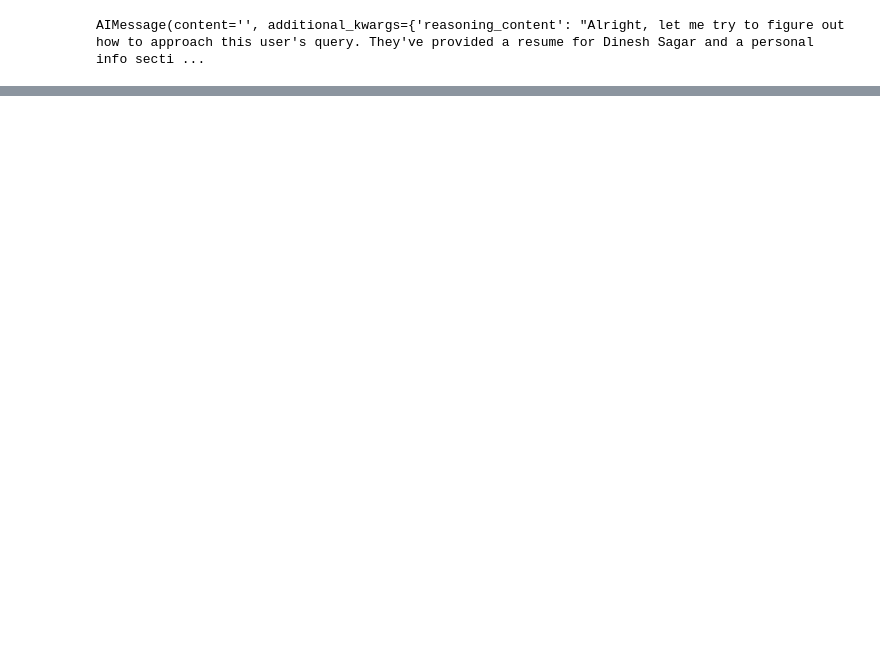
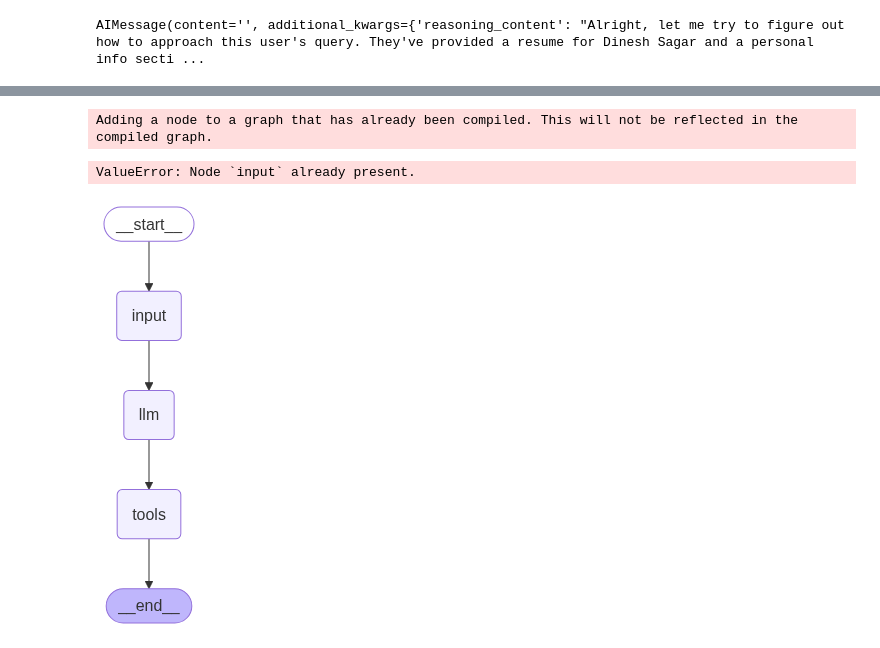
Before and after one commit to johndoe775/github_analysis, a Jupyter notebook: research/trials.ipynb, the cells around one changed output, grey strips where cells are left out. Cells and saved outputs as stored; diff of their text form; code cells hidden in the pictures; blank space fills up the shorter version.

```diff
--- a/research/trials.ipynb
+++ b/research/trials.ipynb
@@ -212,0 +235,48 @@ SyntaxError: incomplete input (1825016327.py, line 6)
+# %%
+"""defining llm to assess the input from the introl and selectin the appropriate tool to use  """
+def llm_fx(state: State) -> State:
+    """
+    This node uses the selected option to invoke the corresponding tool.
+    """
+    key = state["option"]
+    input_variables = list(data[key]["inputs"].keys())
+    template = data[key]["prompt"].format(
+        resume=resume, job_description=job_description, personal_info=personal_info
+    )
+    prompt_template = PromptTemplate(
+        input_variables=input_variables,
+        template=template
+    )
+    chain = prompt_template | llm
+    response = chain.invoke(data[key]["inputs"]).content
+    state["messages"].append(AIMessage(content=response))
+    return state
+# %%
+""" Adding edges and nodes to the graph """
+tools = [globals()[key] for key in data.keys()]
+tool_node = ToolNode(tools=tools)
+
+graph.add_node("input", intro1)
+graph.add_node("llm", llm_fx)
+graph.add_node("tools", tool_node)
+graph.add_edge(START, "input")
+
+
+graph.add_edge("input", "llm")
+graph.add_edge("llm","tools")
+graph.add_edge("tools",END)  # Add a single node with all tools
+# %% [output]
+Adding a node to a graph that has already been compiled. This will not be reflected in the compiled graph.
+ValueError: Node `input` already present.
+# %%
+graph1 = graph.compile()
+# %%
+from IPython.display import Image, display
+
+try:
+    display(Image(graph1.get_graph().draw_mermaid_png()))
+except Exception:
+    # This requires some extra dependencies and is optional
+    pass
+# %% [output]
+[figure, added]
```
Also changed, not shown: parts of 16 cells of this notebook, 2 other files.
